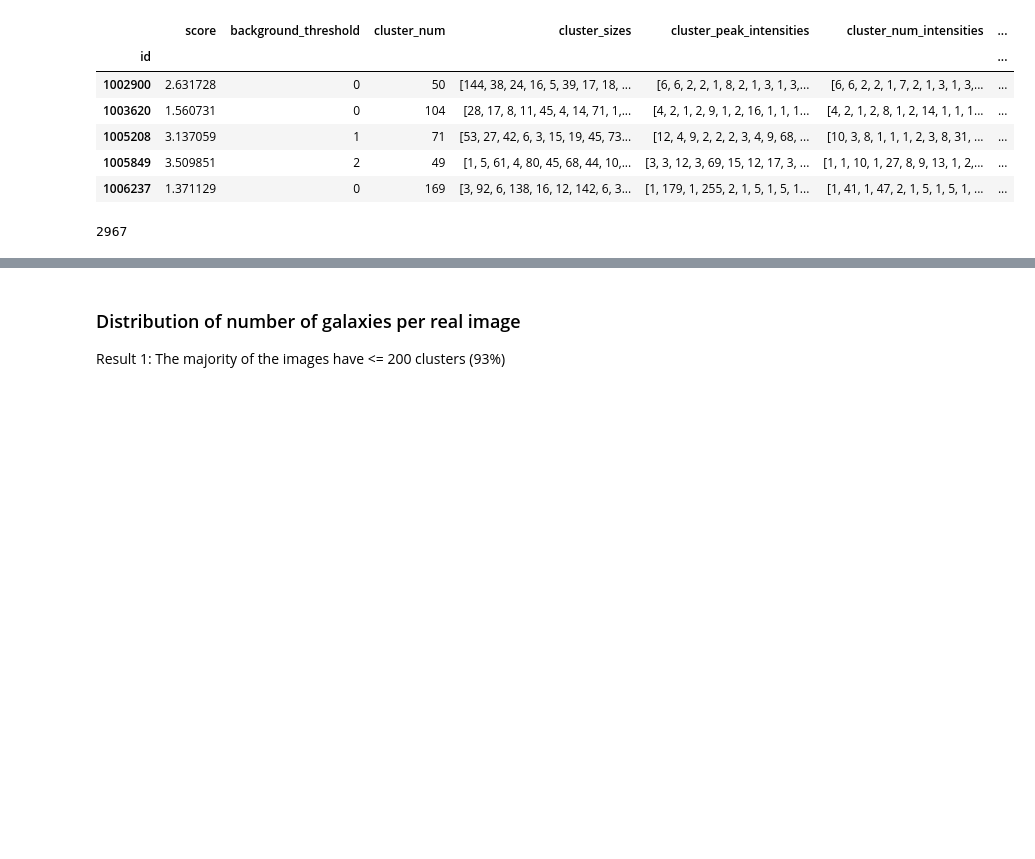
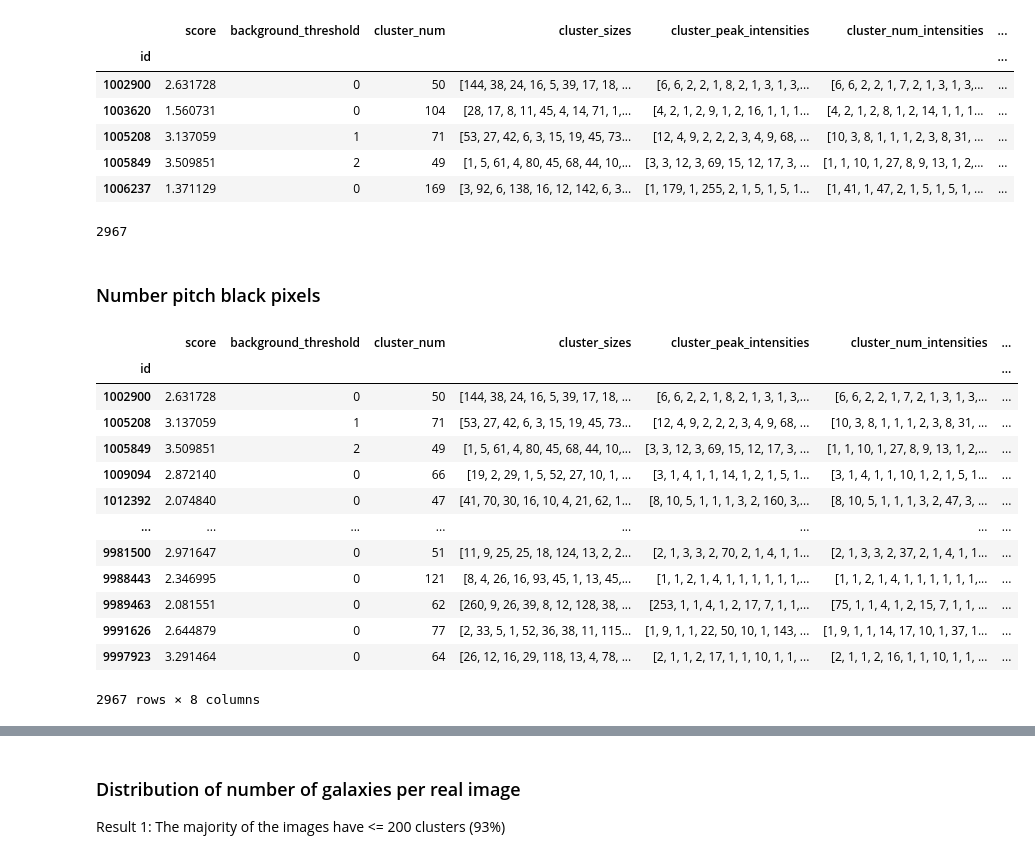
Before and after one commit to Simeonedef/Galaxy-Image-Gen, a Jupyter notebook: analysis/real_image_statistics.ipynb, the cells around one changed output, grey strips where cells are left out. Cells and saved outputs as stored; diff of their text form; code cells hidden in the pictures; blank space fills up the shorter version.

```diff
--- a/analysis/real_image_statistics.ipynb
+++ b/analysis/real_image_statistics.ipynb
@@ -53,3 +55,22 @@ real_images_df.cluster_num_intensities = real_images_df.cluster_num_intensities.
 assert type(real_images_df.cluster_sizes.tolist()[0]) == list
 
 real_images_df.head(10)
+# %% [markdown]
+### Number pitch black pixels
+# %%
+real_images_df
+# %% [output]
+|  | score | background_threshold | cluster_num | cluster_sizes | cluster_peak_intensities | cluster_num_intensities | ... |
+| id |  |  |  |  |  |  | ... |
+| 1002900 | 2.631728 | 0 | 50 | [144, 38, 24, 16, 5, 39, 17, 18, ... | [6, 6, 2, 2, 1, 8, 2, 1, 3, 1, 3,... | [6, 6, 2, 2, 1, 7, 2, 1, 3, 1, 3,... | ... |
+| 1005208 | 3.137059 | 1 | 71 | [53, 27, 42, 6, 3, 15, 19, 45, 73... | [12, 4, 9, 2, 2, 2, 3, 4, 9, 68, ... | [10, 3, 8, 1, 1, 1, 2, 3, 8, 31, ... | ... |
+| 1005849 | 3.509851 | 2 | 49 | [1, 5, 61, 4, 80, 45, 68, 44, 10,... | [3, 3, 12, 3, 69, 15, 12, 17, 3, ... | [1, 1, 10, 1, 27, 8, 9, 13, 1, 2,... | ... |
+| 1009094 | 2.872140 | 0 | 66 | [19, 2, 29, 1, 5, 52, 27, 10, 1, ... | [3, 1, 4, 1, 1, 14, 1, 2, 1, 5, 1... | [3, 1, 4, 1, 1, 10, 1, 2, 1, 5, 1... | ... |
+| 1012392 | 2.074840 | 0 | 47 | [41, 70, 30, 16, 10, 4, 21, 62, 1... | [8, 10, 5, 1, 1, 1, 3, 2, 160, 3,... | [8, 10, 5, 1, 1, 1, 3, 2, 47, 3, ... | ... |
+| ... | ... | ... | ... | ... | ... | ... | ... |
+| 9981500 | 2.971647 | 0 | 51 | [11, 9, 25, 25, 18, 124, 13, 2, 2... | [2, 1, 3, 3, 2, 70, 2, 1, 4, 1, 1... | [2, 1, 3, 3, 2, 37, 2, 1, 4, 1, 1... | ... |
+| 9988443 | 2.346995 | 0 | 121 | [8, 4, 26, 16, 93, 45, 1, 13, 45,... | [1, 1, 2, 1, 4, 1, 1, 1, 1, 1, 1,... | [1, 1, 2, 1, 4, 1, 1, 1, 1, 1, 1,... | ... |
+| 9989463 | 2.081551 | 0 | 62 | [260, 9, 26, 39, 8, 12, 128, 38, ... | [253, 1, 1, 4, 1, 2, 17, 7, 1, 1,... | [75, 1, 1, 4, 1, 2, 15, 7, 1, 1, ... | ... |
+| 9991626 | 2.644879 | 0 | 77 | [2, 33, 5, 1, 52, 36, 38, 11, 115... | [1, 9, 1, 1, 22, 50, 10, 1, 143, ... | [1, 9, 1, 1, 14, 17, 10, 1, 37, 1... | ... |
+| 9997923 | 3.291464 | 0 | 64 | [26, 12, 16, 29, 118, 13, 4, 78, ... | [2, 1, 1, 2, 17, 1, 1, 10, 1, 1, ... | [2, 1, 1, 2, 16, 1, 1, 10, 1, 1, ... | ... |
+2967 rows × 8 columns
```
Also changed, not shown: parts of 7 cells of this notebook, 5 other files.
